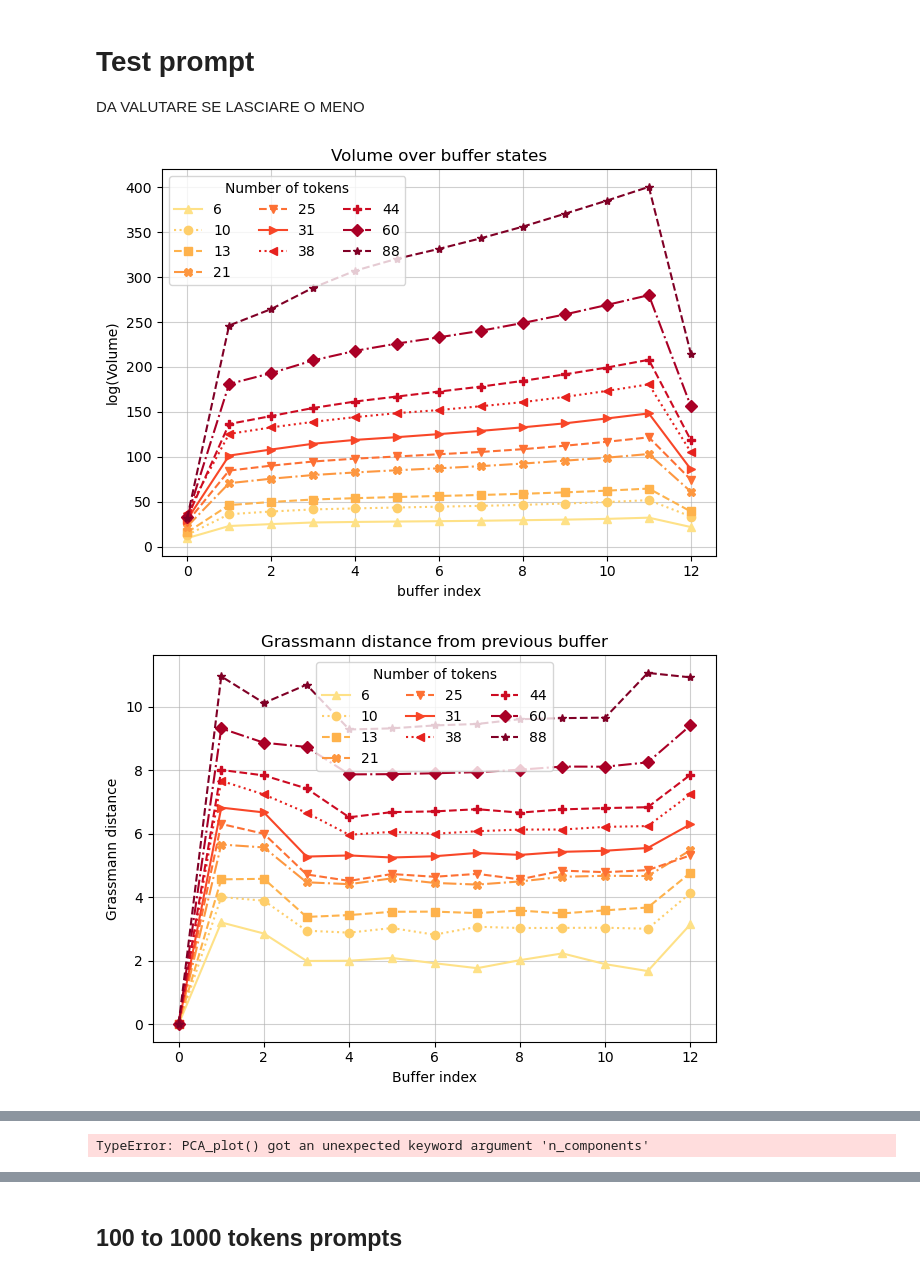
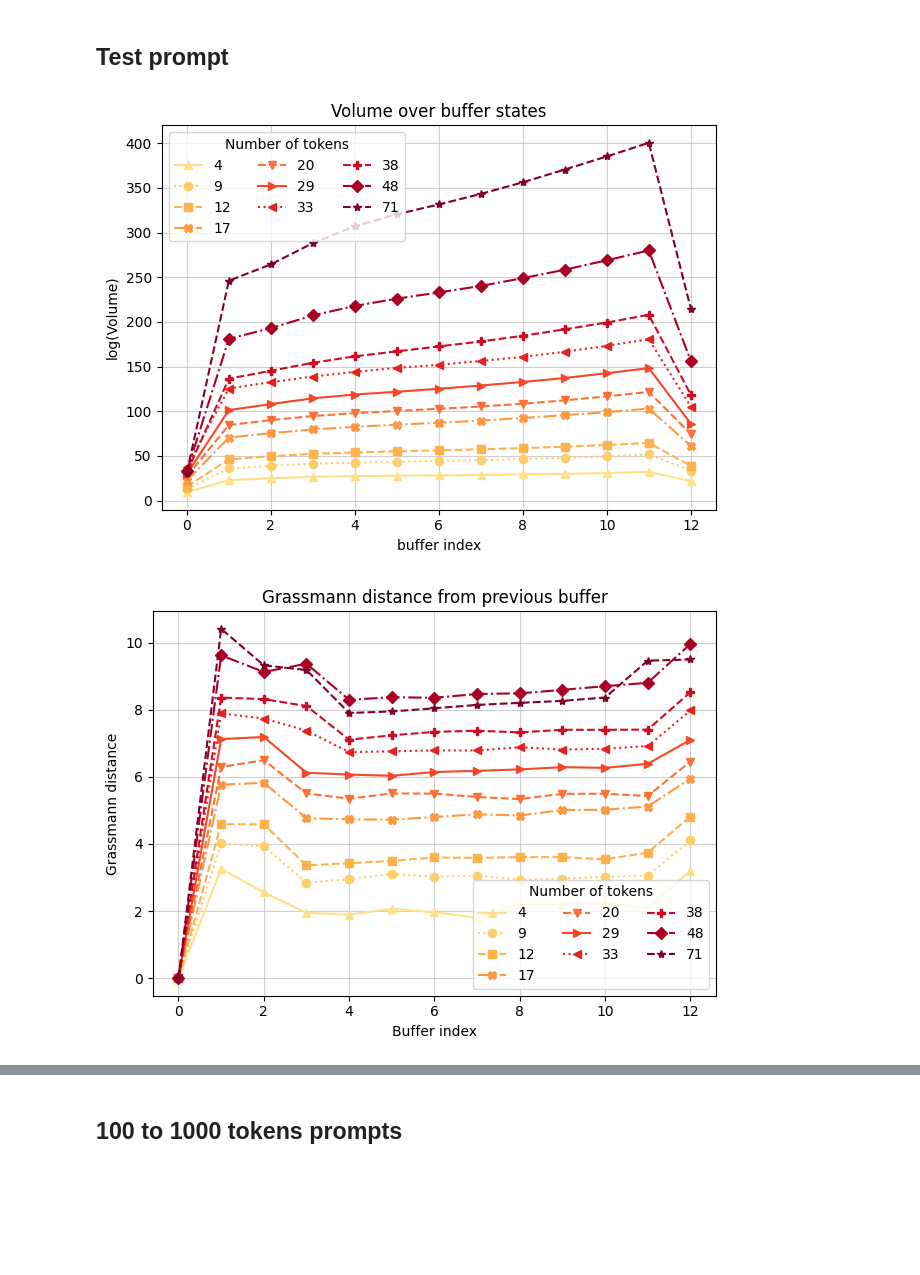
Before and after one commit to filippobezzi/transformer_geometrical_analysis, a Jupyter notebook: buffer_analysis.ipynb, the cells around one changed output, grey strips where cells are left out. Drawn from its saved outputs; the diff is of its cells as text; code cells hidden in the pictures; blank space fills up the shorter version.

```diff
--- a/buffer_analysis.ipynb
+++ b/buffer_analysis.ipynb
@@ -27,20 +13,19 @@ To enable the following instructions: SSE4.1 SSE4.2 AVX AVX2 AVX_VNNI FMA, in ot
 # %% [markdown]
-# Test prompt
-DA VALUTARE SE LASCIARE O MENO
+## Test prompt
 # %%
-volumes, gd, cos_sim, mean_vector, token_counts, rank_matrix = general_analysis("prompts.txt")
+volumes, gd, cos_sim, mean_vector, word_counts, rank_matrix = general_analysis("prompts.txt")
 gd_heatmap = get_heatmap("prompts.txt")
 # %%
-plot_geometry(volumes, token_counts, title="Volume over buffer states", xlabel="buffer index", ylabel="log(Volume)")
-plot_geometry(gd, token_counts, title="Grassmann distance from previous buffer", xlabel="Buffer index", ylabel="Grassmann distance")
-plot_geometry(cos_sim, token_counts, title="Cosine similarity with last buffer", xlabel="Buffer index", ylabel="Cosine similarity")
+plot_geometry(volumes, word_counts, title="Volume over buffer states", xlabel="buffer index", ylabel="log(Volume)")
+plot_geometry(gd, word_counts, title="Grassmann distance from previous buffer", xlabel="Buffer index", ylabel="Grassmann distance")
+plot_geometry(cos_sim, word_counts, title="Cosine similarity with last buffer", xlabel="Buffer index", ylabel="Cosine similarity")
 
-PCA_plot(mean_vector, token_counts, n_components=2)
-PCA_plot(mean_vector, token_counts, n_components=3)
+PCA_plot(mean_vector, word_counts, n_components=2)
+PCA_plot(mean_vector, word_counts, n_components=3)
 
 rank_plot(rank_matrix)
 
 plot_heatmap(gd_heatmap)
 # %% [output]
-[figure, old version]
+[figure, new version]
-[figure, old version]
+[figure, new version]
@@ -48 +32,0 @@ plot_heatmap(gd_heatmap)
-TypeError: PCA_plot() got an unexpected keyword argument 'n_components'
```
Also changed, not shown: parts of 14 cells of this notebook.
